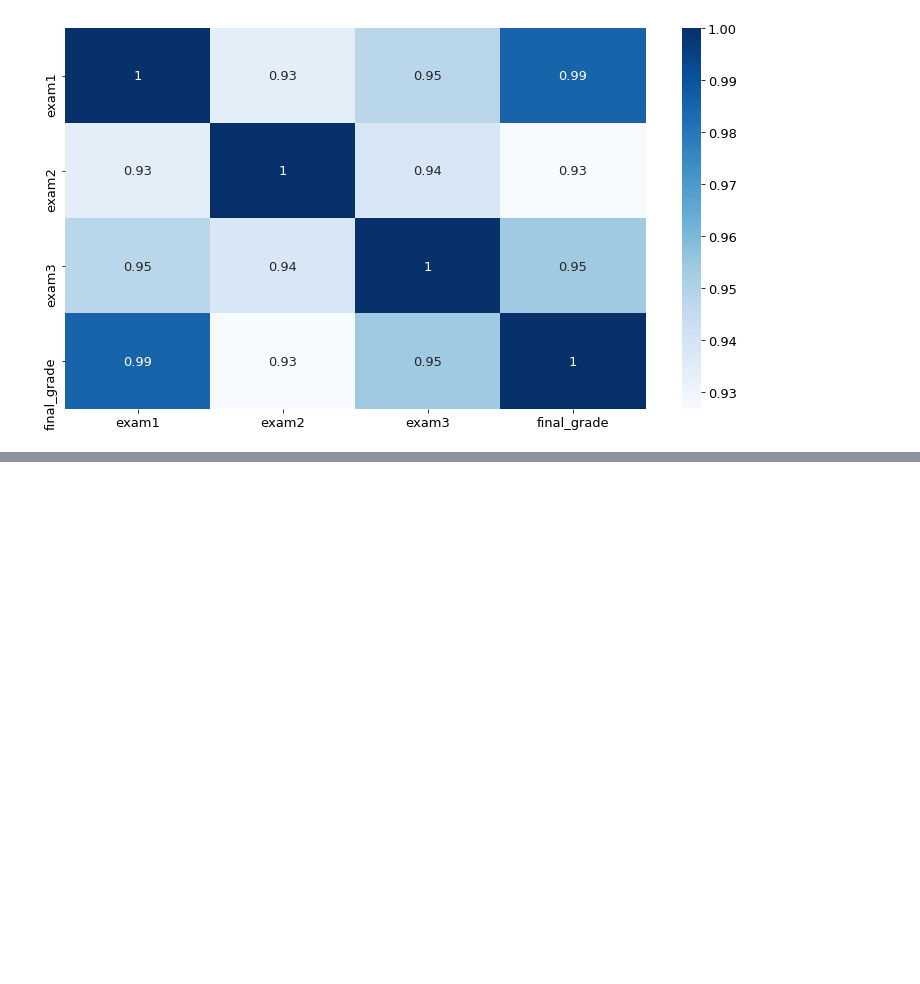
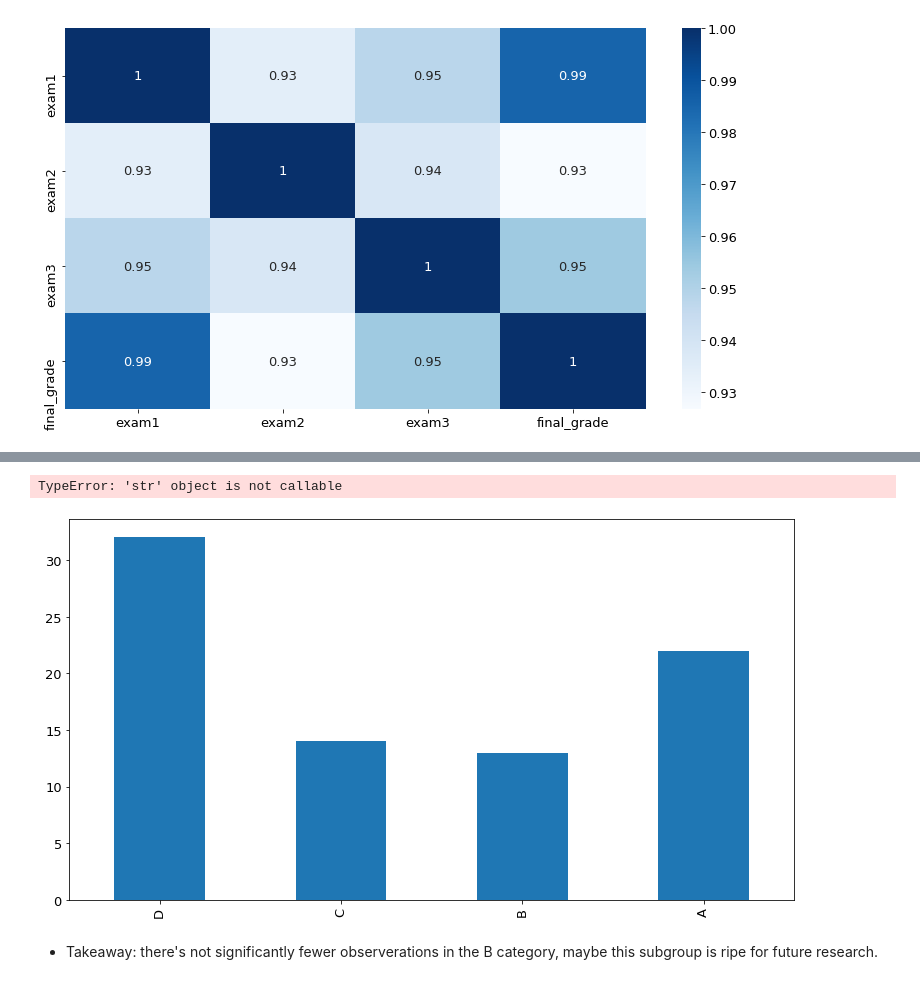
Before and after one commit to george887/regression-exercises, a Jupyter notebook: explore_lesson.ipynb, the cells around one changed output, grey strips where cells are left out. Cells and saved outputs as stored; diff of their text form; code cells hidden in the pictures; blank space fills up the shorter version.

```diff
--- a/explore_lesson.ipynb
+++ b/explore_lesson.ipynb
@@ -91,0 +138,10 @@ sns.heatmap(train.corr(), cmap="Blues", annot=True)
+# %%
+train.exam1_letter_grade.value_counts().sort_index().plot.bar()
+plt.title('Exam 1 Letter Grades')
+plt.ylabel('# of Students')
+plt.xticks(rotation=0)
+# %% [output]
+TypeError: 'str' object is not callable
+[figure, added]
+# %% [markdown]
+- Takeaway: there's not significantly fewer observerations in the B category, maybe this subgroup is ripe for future research.
```
Also changed, not shown: parts of 25 cells of this notebook.
